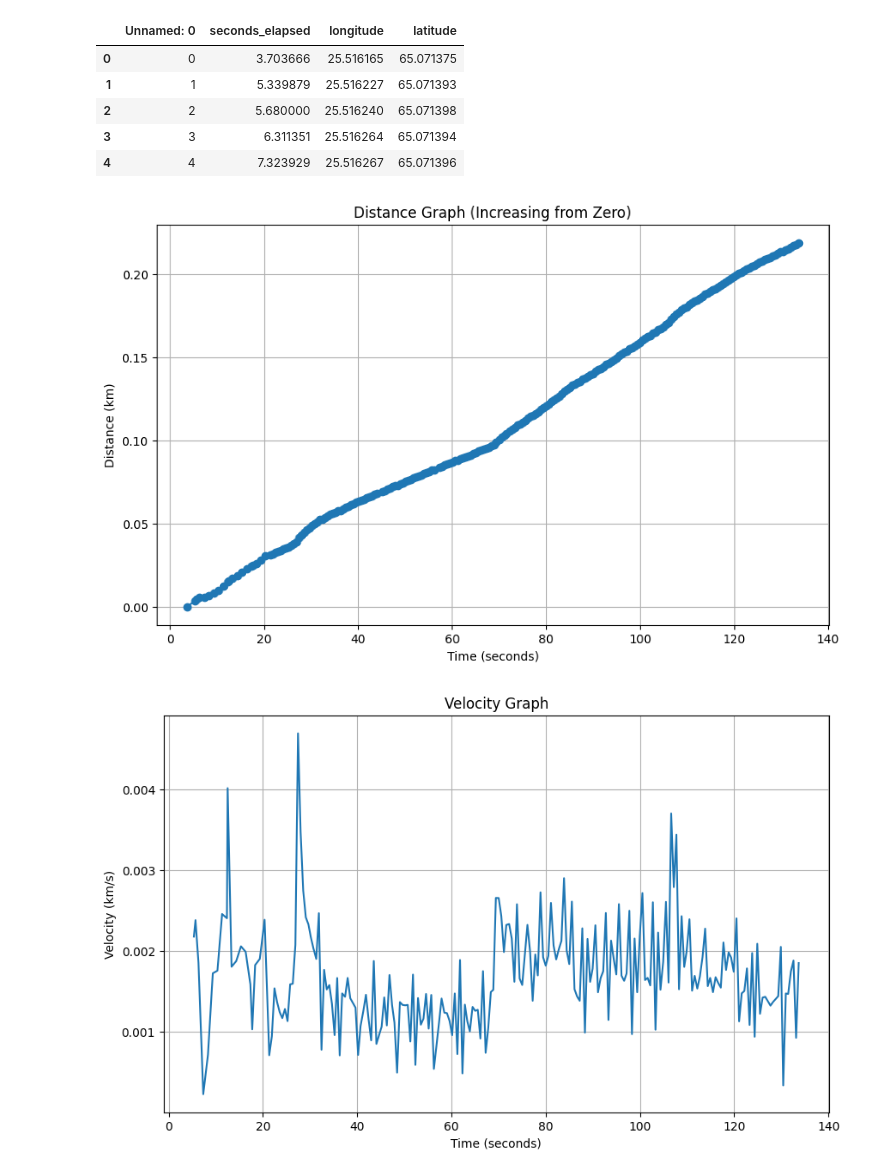
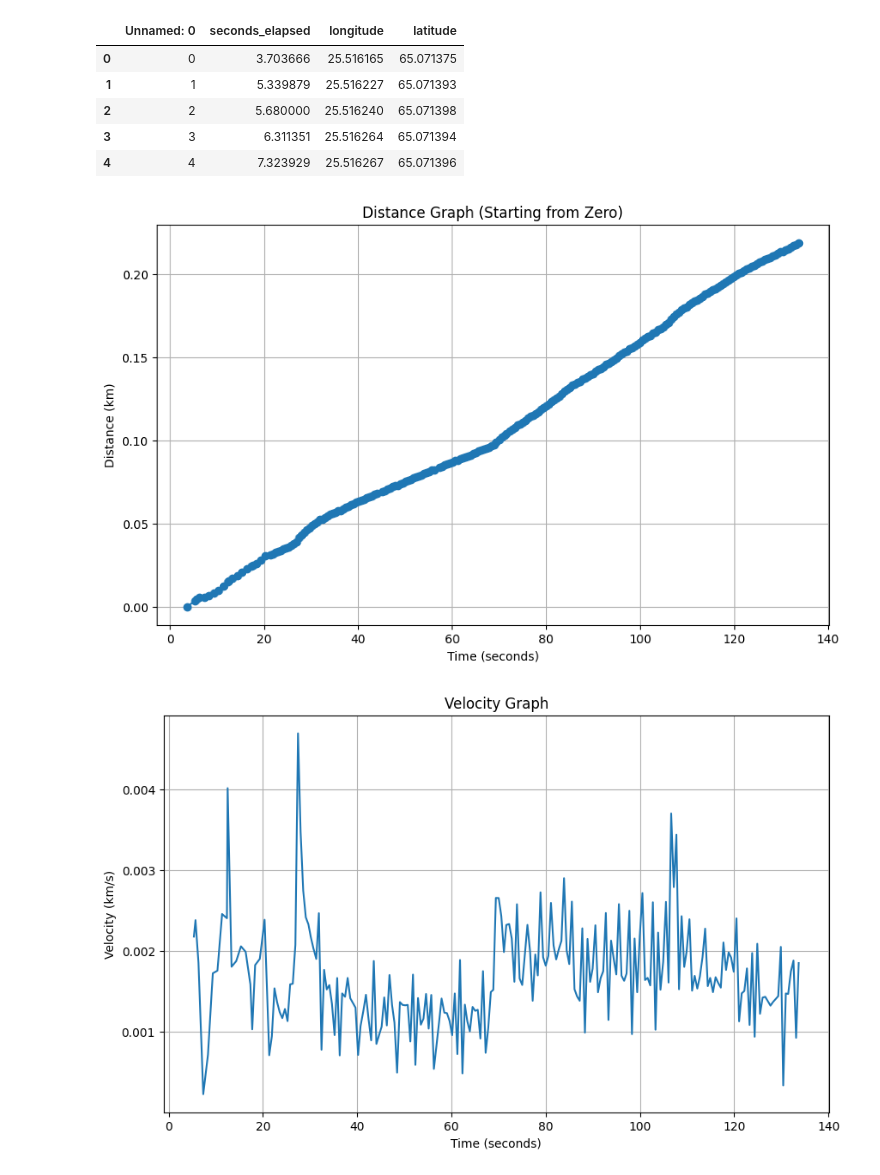
Before and after one commit to t2hale00/PhysicsFinalProject, a Jupyter notebook: FinalProject.ipynb, the cells around one changed output. Cells and saved outputs as stored; diff of their text form; code cells hidden in the pictures.

```diff
--- a/FinalProject.ipynb
+++ b/FinalProject.ipynb
@@ -48,23 +62,60 @@ data.head()
 | 2 | 2 | 5.680000 | 25.516240 | 65.071398 |
 | 3 | 3 | 6.311351 | 25.516264 | 65.071394 |
 | 4 | 4 | 7.323929 | 25.516267 | 65.071396 |
-# %%
-##Distance graph (increasing from zero)
-
-# Set the figure size
-plt.figure(figsize=(10, 6))
-
-# Plot the distance graph
-plt.plot(df['seconds_elapsed'], distances, marker='o', linestyle='-')
-
-# Add labels and title
-plt.xlabel('Time (seconds)')
-plt.ylabel('Distance (km)')
-plt.title('Distance Graph (Increasing from Zero)')
-
-# Show the plot
-plt.grid(True)
-plt.show()
-# %% [output]
-[figure, removed]
+# %%
+#In this cell, Distance graph (increasing from zero)cis shown using matplotlib.
+#The distance graph is created by calculating the distance between consecutive points using the Haversine formula.
+#The graph is saved as a PNG file (distance_graph.png), and can be viewed in the file explorer.
+
+# Read the GPS data into a DataFrame
+gps_df = pd.read_csv('GPS_data.csv')
+
+# Assuming you have longitude and latitude data and want to calculate distances
+# Calculate distances between consecutive points using Haversine formula
+def haversine(lon1, lat1, lon2, lat2):
+    """
+    Calculate the great circle distance between two points
+    on the earth (specified in decimal degrees).
+    """
+    # Convert decimal degrees to radians
+    lon1_rad, lat1_rad = lon1 * (3.14159/180), lat1 * (3.14159/180)
+    lon2_rad, lat2_rad = lon2 * (3.14159/180), lat2 * (3.14159/180)
+
+    # Haversine formula
+    dlon = lon2_rad - lon1_rad
+    dlat = lat2_rad - lat1_rad
+    a = (pow(np.sin(dlat/2), 2) +
+         np.cos(lat1_rad) * np.cos(lat2_rad) *
+         pow(np.sin(dlon/2), 2))
+    c = 2 * np.arcsin(np.sqrt(a))
+    r = 6371  # Radius of Earth in kilometers
+    return c * r
+
+# Calculate distances
+distances = [0]  # Initialize the distances list with zero
+for i in range(1, len(gps_df)):
+    lon1, lat1 = gps_df.loc[i - 1, 'longitude'], gps_df.loc[i - 1, 'latitude']
+    lon2, lat2 = gps_df.loc[i, 'longitude'], gps_df.loc[i, 'latitude']
+    distance = haversine(lon1, lat1, lon2, lat2)
+    distances.append(distances[-1] + distance)
+
+# Set the figure size
+plt.figure(figsize=(10, 6))
+
+# Plot the distance graph starting from zero
+plt.plot(gps_df['seconds_elapsed'], distances, marker='o', linestyle='-')
+
+# Add labels and title
+plt.xlabel('Time (seconds)')
+plt.ylabel('Distance (km)')
+plt.title('Distance Graph (Starting from Zero)')
+
+# Save the plot as a PNG file
+plt.savefig('distance_graph.png')
+
+# Show the plot
+plt.grid(True)
+plt.show()
+# %% [output]
+[figure, added]
 # %%
```
Also changed, not shown: parts of 16 cells of this notebook, 8 other files.
